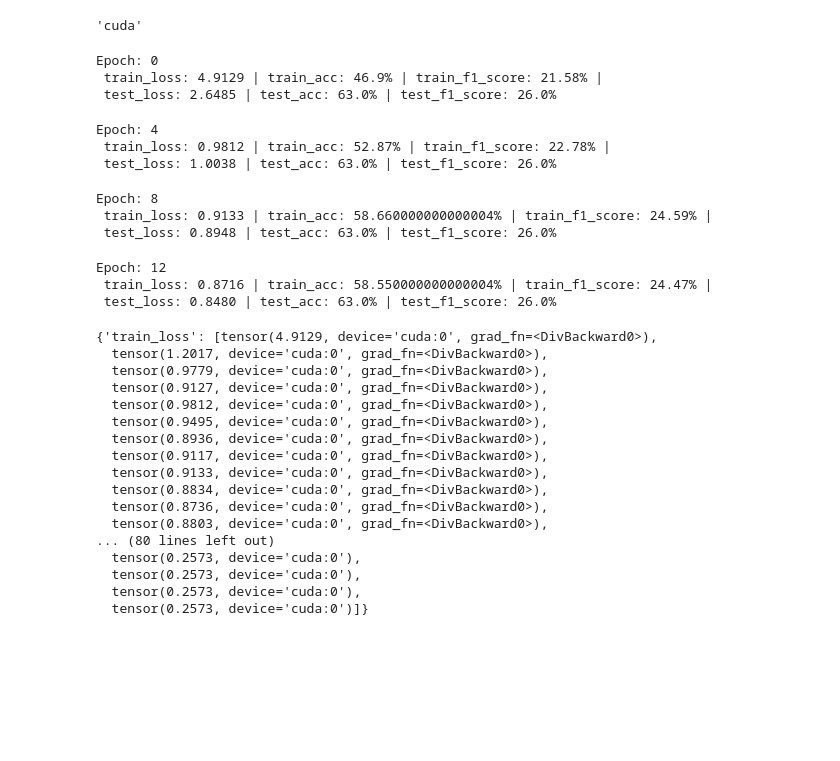
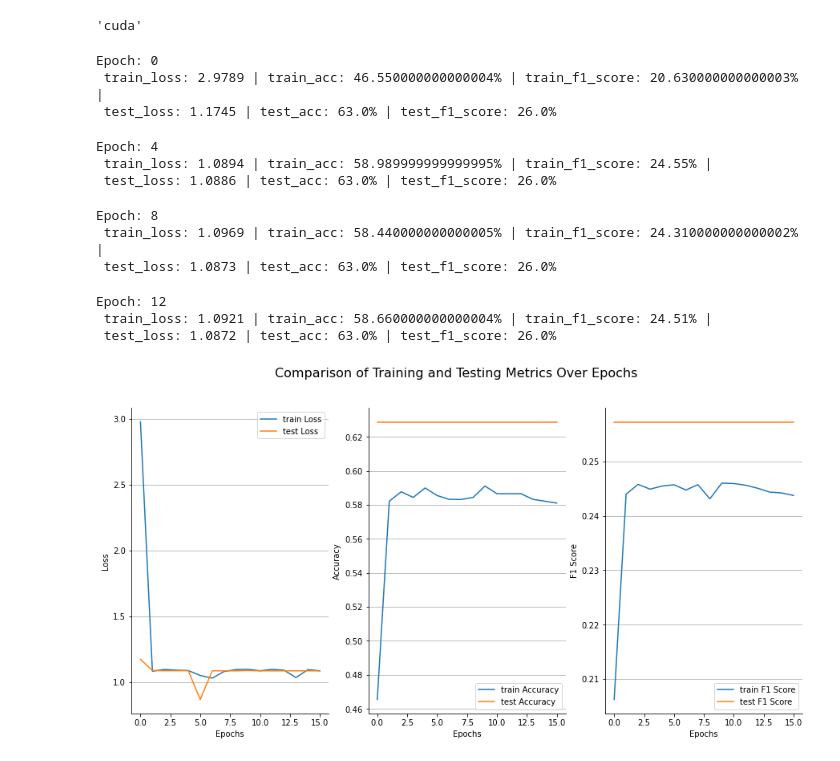
Before and after one commit to emirhansilsupur/water-bottle-image-classification, a Jupyter notebook: water_bottle_clf.ipynb, the cells around one changed output. Cells and saved outputs as stored; diff of their text form; code cells hidden in the pictures; blank space fills up the shorter version.

Commit message:
add plot_curves

```diff
--- a/water_bottle_clf.ipynb
+++ b/water_bottle_clf.ipynb
@@ -277,7 +277,7 @@ def test_step(model,dataloader,loss_fn,accuracy_fn,f1_score,device):
             X,y = X.to(device),y.to(device)
             y_pred = model(X)
             loss = loss_fn(y_pred,y)
-            test_loss += loss.item()
+            test_loss += loss
             test_acc += accuracy_fn(y_pred,y)
             test_f1_score += f1_score(y_pred,y)
         test_loss /= len(dataloader)
@@ -314,12 +314,12 @@ def train(model,train_dataloader,test_dataloader,loss_fn,optimizer,epochs,device
             )
 
         # 5. Update results dictionary
-        results["train_loss"].append(train_loss)
-        results["train_acc"].append(train_acc)
-        results["train_f1_score"].append(train_f1_score)
-        results["test_loss"].append(test_loss)
-        results["test_acc"].append(test_acc)
-        results["test_f1_score"].append(test_f1_score)
+        results["train_loss"].append(train_loss.cpu().detach().numpy())
+        results["train_acc"].append(train_acc.cpu().detach().numpy())
+        results["train_f1_score"].append(train_f1_score.cpu().detach().numpy())
+        results["test_loss"].append(test_loss.cpu().detach().numpy())
+        results["test_acc"].append(test_acc.cpu().detach().numpy())
+        results["test_f1_score"].append(test_f1_score.cpu().detach().numpy())
 
     # 6. Return the filled results at the end of the epochs
     return results
@@ -335,34 +335,42 @@ model_0_results = train(model=model_0,
                         device=device)
 # %% [output]
 Epoch: 0
- train_loss: 4.9129 | train_acc: 46.9% | train_f1_score: 21.58% |
- test_loss: 2.6485 | test_acc: 63.0% | test_f1_score: 26.0%
+ train_loss: 2.9789 | train_acc: 46.550000000000004% | train_f1_score: 20.630000000000003% |
+ test_loss: 1.1745 | test_acc: 63.0% | test_f1_score: 26.0%
 Epoch: 4
- train_loss: 0.9812 | train_acc: 52.87% | train_f1_score: 22.78% |
- test_loss: 1.0038 | test_acc: 63.0% | test_f1_score: 26.0%
+ train_loss: 1.0894 | train_acc: 58.989999999999995% | train_f1_score: 24.55% |
+ test_loss: 1.0886 | test_acc: 63.0% | test_f1_score: 26.0%
 Epoch: 8
- train_loss: 0.9133 | train_acc: 58.660000000000004% | train_f1_score: 24.59% |
- test_loss: 0.8948 | test_acc: 63.0% | test_f1_score: 26.0%
+ train_loss: 1.0969 | train_acc: 58.440000000000005% | train_f1_score: 24.310000000000002% |
+ test_loss: 1.0873 | test_acc: 63.0% | test_f1_score: 26.0%
 Epoch: 12
- train_loss: 0.8716 | train_acc: 58.550000000000004% | train_f1_score: 24.47% |
- test_loss: 0.8480 | test_acc: 63.0% | test_f1_score: 26.0%
+ train_loss: 1.0921 | train_acc: 58.660000000000004% | train_f1_score: 24.51% |
+ test_loss: 1.0872 | test_acc: 63.0% | test_f1_score: 26.0%
-# %%
-model_0_results
-# %% [output]
-{'train_loss': [tensor(4.9129, device='cuda:0', grad_fn=<DivBackward0>),
-  tensor(1.2017, device='cuda:0', grad_fn=<DivBackward0>),
-  tensor(0.9779, device='cuda:0', grad_fn=<DivBackward0>),
-  tensor(0.9127, device='cuda:0', grad_fn=<DivBackward0>),
-  tensor(0.9812, device='cuda:0', grad_fn=<DivBackward0>),
-  tensor(0.9495, device='cuda:0', grad_fn=<DivBackward0>),
-  tensor(0.8936, device='cuda:0', grad_fn=<DivBackward0>),
-  tensor(0.9117, device='cuda:0', grad_fn=<DivBackward0>),
-  tensor(0.9133, device='cuda:0', grad_fn=<DivBackward0>),
-  tensor(0.8834, device='cuda:0', grad_fn=<DivBackward0>),
-  tensor(0.8736, device='cuda:0', grad_fn=<DivBackward0>),
-  tensor(0.8803, device='cuda:0', grad_fn=<DivBackward0>),
-... (80 lines left out)
-  tensor(0.2573, device='cuda:0'),
-  tensor(0.2573, device='cuda:0'),
-  tensor(0.2573, device='cuda:0'),
-  tensor(0.2573, device='cuda:0')]}
+# %%
+def plot_curves(results):
+    train_loss = results["train_loss"]
+    test_loss = results["test_loss"]
+    train_acc = results["train_acc"]
+    test_acc = results["test_acc"]
+    train_f1_score = results["train_f1_score"]
+    test_f1_score = results["test_f1_score"]
+    epochs = range(len(train_loss))
+
+    fig, axes = plt.subplots(1, 3, figsize=(15, 7))
+    fig.suptitle("Comparison of Training and Testing Metrics Over Epochs", fontsize=16)
+
+    metric_names = [("loss", "Loss"), ("acc", "Accuracy"), ("f1_score", "F1 Score")]
+    for ax, (metric, label) in zip(axes, metric_names):
+        ax.plot(epochs, results[f"train_{metric}"], label=f"train {label}")
+        ax.plot(epochs, results[f"test_{metric}"], label=f"test {label}")
+        ax.spines["top"].set_visible(False)
+        ax.spines["right"].set_visible(False)
+        ax.grid(which="both", axis="y")
+        ax.set_axisbelow(True)
+        ax.set_xlabel("Epochs")
+        ax.set_ylabel(label)
+        ax.legend()
+# %%
+plot_curves(model_0_results)
+# %% [output]
+[figure, added]
```
Also changed, not shown: parts of 3 cells of this notebook.
